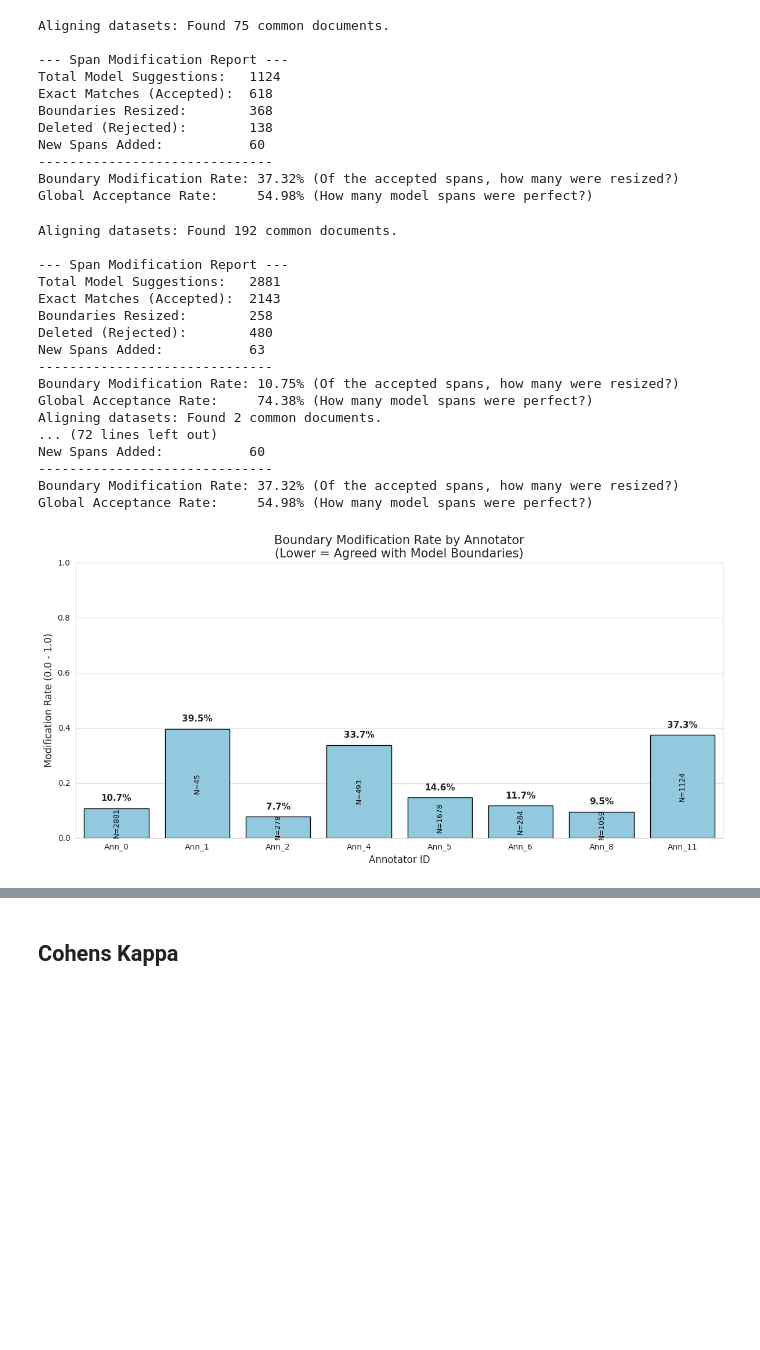
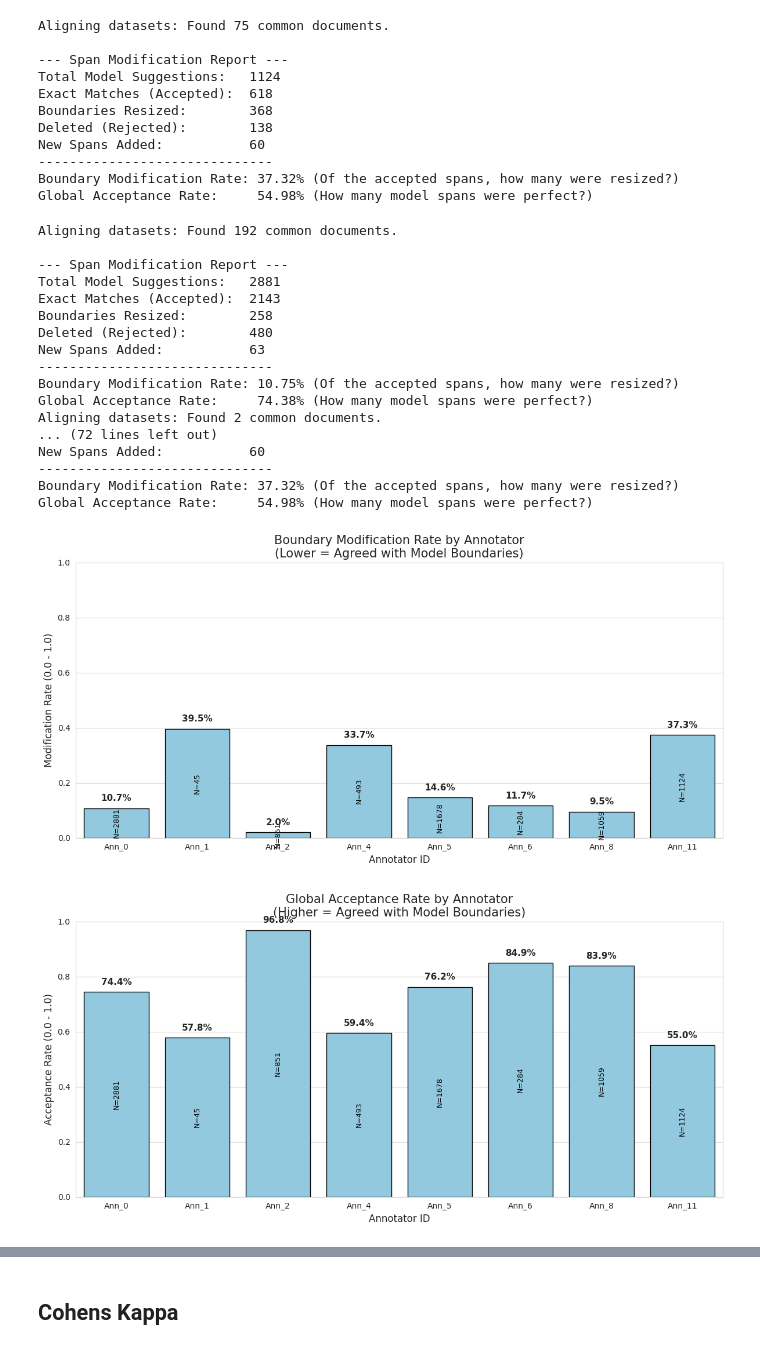
Before and after one commit to P0L3/CliReNER, a Jupyter notebook: annotator_stats.ipynb, the cells around one changed output, grey strips where cells are left out. Drawn from its saved outputs; the diff is of its cells as text; code cells hidden in the pictures; blank space fills up the shorter version.

```diff
--- a/annotator_stats.ipynb
+++ b/annotator_stats.ipynb
@@ -463,7 +463,7 @@ ANNOTATOR_DIR = "/home/p0l3/RAD/DROP/CLIRENER/ANNOTATORS/"
 "/home/p0l3/RAD/DROP/CLIRENER/ANNOTATORS/5/"
 data_0 = convert_to_token_spans(cwed4eta_process_json_file(ANNOTATOR_DIR + "0/" + "OG.json"))
 data_1 = convert_to_token_spans(cwed4eta_process_json_file(ANNOTATOR_DIR + "1/" + "G3_12126.json", [5]))
-data_2 = convert_to_token_spans(cwed4eta_process_json_file(ANNOTATOR_DIR + "2/" + "G4_12126.json", [1, 6]))
+data_2 = convert_to_token_spans(cwed4eta_process_json_file(ANNOTATOR_DIR + "2/" + "G4_14126.json", [1, 6]))
 data_3 = None
 data_4 = convert_to_token_spans(cwed4eta_process_json_file(ANNOTATOR_DIR + "4/" + "G2_7126.json", [8]))
 data_5 = convert_to_token_spans(process_directory_of_json_files("RESULTS/ANNOTATORS/5/", [9]))
@@ -622,6 +622,9 @@ import numpy as np
 # 1. Collect Data
 # ---------------------------------------------------------
 results_list = []
+all_annotators = [data_0, data_1, data_2, data_3, data_4, data_5,
+                  data_6, data_7, data_8, data_9, data_10, data_11]
+
 
 # We enumerate to keep track of which 'data_x' variable it is
 for idx, annotator_data in enumerate(all_annotators):
@@ -683,34 +686,80 @@ for i, p in enumerate(ax.patches):
     ax.text(p.get_x() + p.get_width() / 2., height + 0.02,
             f'{height:.1%}',
             ha="center", va="bottom", fontsize=11, fontweight='bold')
 
     # Label 2: The Sample Size (Important because Ann_1 has only 45 samples vs Ann_0's 2881)
     if n_count > 0:
         ax.text(p.get_x() + p.get_width() / 2., height / 2,
                 f'N={n_count}',
                 ha="center", va="center", fontsize=9, color='black', rotation=90)
 
 plt.tight_layout()
 plt.show()
+
+
+# 4. Plotting: Acceptance Rate
+# ---------------------------------------------------------
+plt.figure(figsize=(12, 6))
+sns.set_style("whitegrid")
+
+# Create the bar plot
+# We map 'Annotator' to X axis and 'acceptance_rate' to Y axis
+ax = sns.barplot(
+    data=df,
+    x='Annotator',
+    y='acceptance_rate',
+    color='skyblue',
+    edgecolor='black'
+)
+
+# 5. Styling and Annotations
+# ---------------------------------------------------------
+plt.title('Global Acceptance Rate by Annotator\n(Higher = Agreed with Model Boundaries)', fontsize=15)
+plt.ylabel('Acceptance Rate (0.0 - 1.0)', fontsize=12)
+plt.xlabel('Annotator ID', fontsize=12)
+plt.ylim(0, 1.0) # Fix y-axis to 0-100%
+
+# Add text labels on top of bars
+for i, p in enumerate(ax.patches):
+    # Get the height of the bar (the rate)
+    height = p.get_height()
+
+    # Get the count of suggestions (N) to show sample size context
+    n_count = df.iloc[i]['total_model_spans']
+
+    # Label 1: The Percentage
+    ax.text(p.get_x() + p.get_width() / 2., height + 0.02,
+            f'{height:.1%}',
+            ha="center", va="bottom", fontsize=11, fontweight='bold')
+
+    # Label 2: The Sample Size (Important because Ann_1 has only 45 samples vs Ann_0's 2881)
+    if n_count > 0:
+        ax.text(p.get_x() + p.get_width() / 2., height / 2,
+                f'N={n_count}',
+                ha="center", va="center", fontsize=9, color='black', rotation=90)
+
+plt.tight_layout()
+plt.show()
 # %% [output]
 Aligning datasets: Found 192 common documents.
 
 --- Span Modification Report ---
 Total Model Suggestions:   2881
 Exact Matches (Accepted):  2143
 Boundaries Resized:        258
 Deleted (Rejected):        480
 New Spans Added:           63
 ------------------------------
 Boundary Modification Rate: 10.75% (Of the accepted spans, how many were resized?)
 Global Acceptance Rate:     74.38% (How many model spans were perfect?)
 Aligning datasets: Found 2 common documents.
 ... (72 lines left out)
 New Spans Added:           60
 ------------------------------
 Boundary Modification Rate: 37.32% (Of the accepted spans, how many were resized?)
 Global Acceptance Rate:     54.98% (How many model spans were perfect?)
-[figure, old version]
+[figure, new version]
+[figure, added]
 # %%
 # Select relevant columns for stacking
 plot_cols = ['exact_matches', 'modified_boundaries', 'deleted_by_annotator']
```
Also changed, not shown: parts of 9 cells of this notebook, 5 other files.
